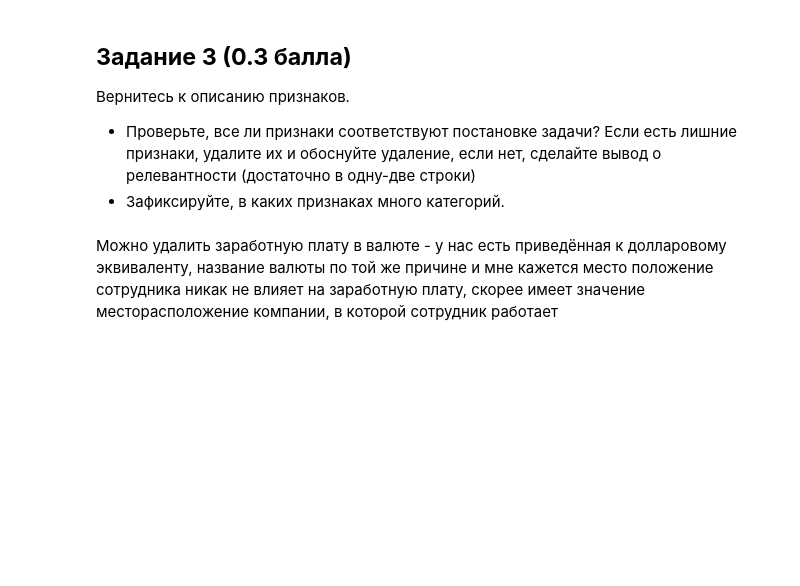
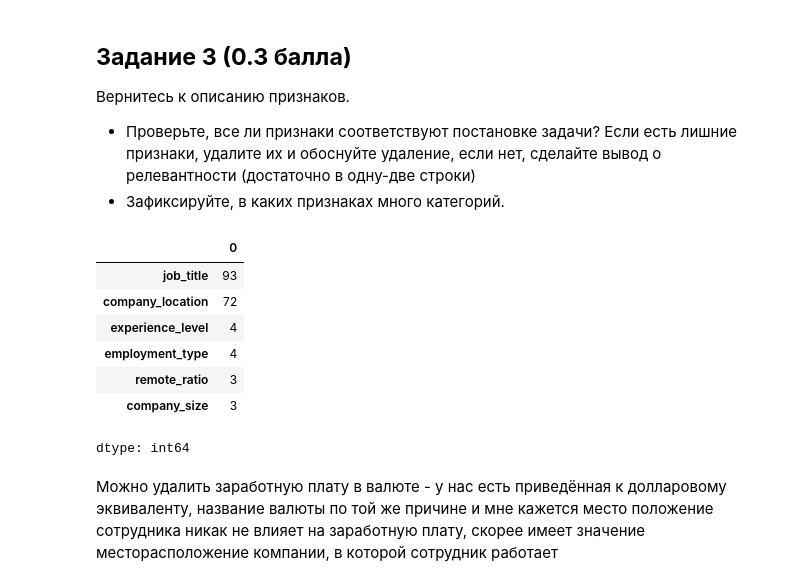
Before and after one commit to quantority/HSE-AI, a Jupyter notebook: AI_HW5_boosting_base_(1).ipynb, the cells around one changed output. Saved outputs shown, nothing was run; the diff lists cells and outputs as text; code cells hidden in the pictures; blank space fills up the shorter version.

```diff
--- a/AI_HW5_boosting_base_(1).ipynb
+++ b/AI_HW5_boosting_base_(1).ipynb
@@ -187,6 +210,17 @@ interval columns not set, guessing: ['work_year', 'salary', 'salary_in_usd', 're
 # Ваш код здесь
 
 df.drop(['salary', 'salary_currency', 'employee_residence'], axis=1, inplace=True)
+# %%
+df.select_dtypes(include=['object']).nunique().sort_values(ascending=False)
+# %% [output]
+|  | 0 |
+| job_title | 93 |
+| company_location | 72 |
+| experience_level | 4 |
+| employment_type | 4 |
+| remote_ratio | 3 |
+| company_size | 3 |
+dtype: int64
 # %% [markdown]
 Можно удалить заработную плату в валюте - у нас есть приведённая к долларовому эквиваленту, название валюты по той же причине и мне кажется место положение сотрудника никак не влияет на заработную плату, скорее имеет значение месторасположение компании, в которой сотрудник работает
 # %% [markdown]
```
Also changed, not shown: parts of 22 cells of this notebook.
